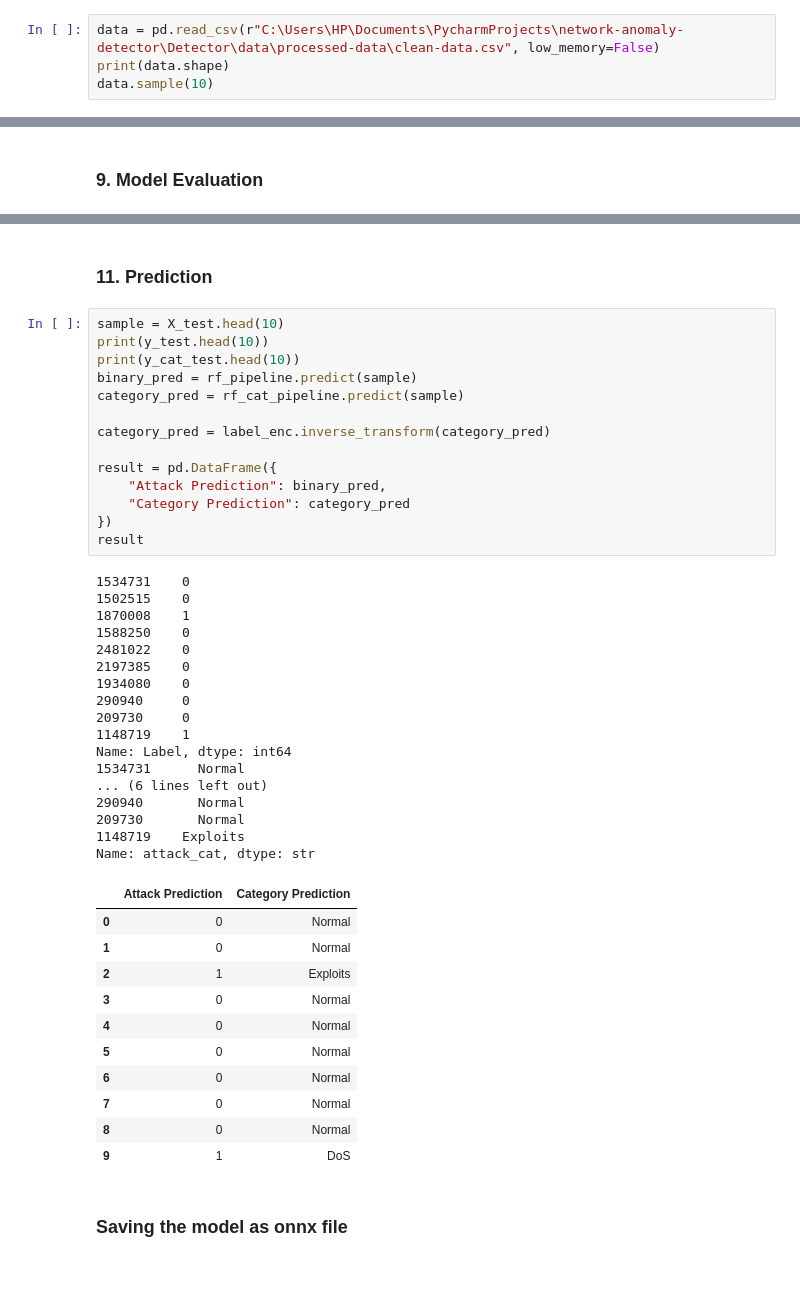
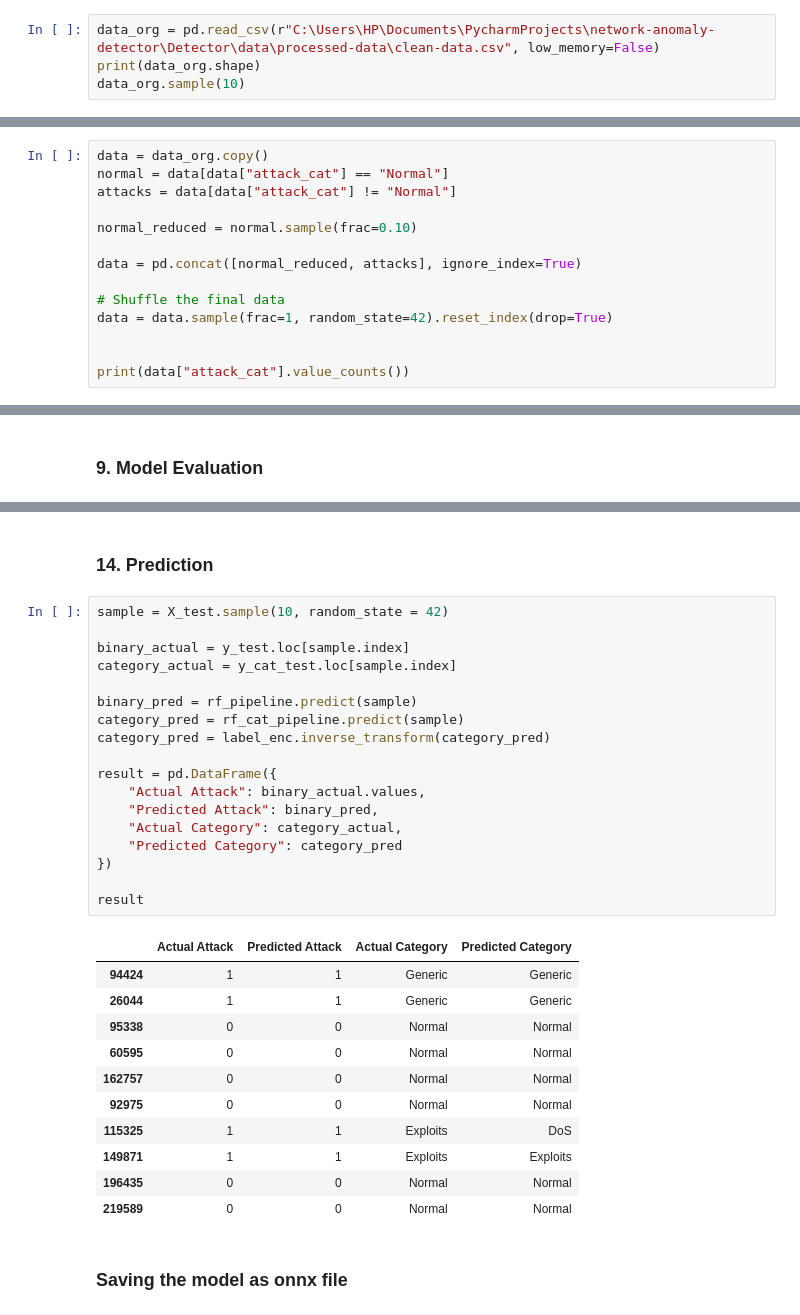
Before and after one commit to ShuvamLabs/network-anomaly-detector, a Jupyter notebook: Detector/notebooks/03-model-selection.ipynb, the cells around one changed output, grey strips where cells are left out. Cells and saved outputs as stored; diff of their text form; blank space fills up the shorter version.

```diff
--- a/Detector/notebooks/03-model-selection.ipynb
+++ b/Detector/notebooks/03-model-selection.ipynb
@@ -28,7 +26,7 @@ import joblib
 # %% [markdown]
 ### 2. Load the dataset
 # %%
-data = pd.read_csv(r"C:\Users\HP\Documents\PycharmProjects\network-anomaly-detector\Detector\data\processed-data\clean-data.csv", low_memory=False)
-print(data.shape)
-data.sample(10)
+data_org = pd.read_csv(r"C:\Users\HP\Documents\PycharmProjects\network-anomaly-detector\Detector\data\processed-data\clean-data.csv", low_memory=False)
+print(data_org.shape)
+data_org.sample(10)
 # %% [output]
@@ -47,0 +62,14 @@ data.sample(10)
+# %%
+data = data_org.copy()
+normal = data[data["attack_cat"] == "Normal"]
+attacks = data[data["attack_cat"] != "Normal"]
+
+normal_reduced = normal.sample(frac=0.10)
+
+data = pd.concat([normal_reduced, attacks], ignore_index=True)
+
+# Shuffle the final data
+data = data.sample(frac=1, random_state=42).reset_index(drop=True)
+
+
+print(data["attack_cat"].value_counts())
@@ -315,48 +465,35 @@ Category Test F1 : 0.9803095833774175
 # %% [markdown]
-### 11. Prediction
+### 14. Prediction
 # %%
-sample = X_test.head(10)
-print(y_test.head(10))
-print(y_cat_test.head(10))
+sample = X_test.sample(10, random_state = 42)
+
+binary_actual = y_test.loc[sample.index]
+category_actual = y_cat_test.loc[sample.index]
+
 binary_pred = rf_pipeline.predict(sample)
 category_pred = rf_cat_pipeline.predict(sample)
-
 category_pred = label_enc.inverse_transform(category_pred)
 
 result = pd.DataFrame({
-    "Attack Prediction": binary_pred,
-    "Category Prediction": category_pred
+    "Actual Attack": binary_actual.values,
+    "Predicted Attack": binary_pred,
+    "Actual Category": category_actual,
+    "Predicted Category": category_pred
 })
+
 result
 # %% [output]
-1534731    0
-1502515    0
-1870008    1
-1588250    0
-2481022    0
-2197385    0
-1934080    0
-290940     0
-209730     0
-1148719    1
-Name: Label, dtype: int64
-1534731      Normal
-... (6 lines left out)
-290940       Normal
-209730       Normal
-1148719    Exploits
-Name: attack_cat, dtype: str
-|  | Attack Prediction | Category Prediction |
-| 0 | 0 | Normal |
-| 1 | 0 | Normal |
-| 2 | 1 | Exploits |
-| 3 | 0 | Normal |
-| 4 | 0 | Normal |
-| 5 | 0 | Normal |
-| 6 | 0 | Normal |
-| 7 | 0 | Normal |
-| 8 | 0 | Normal |
-| 9 | 1 | DoS |
+|  | Actual Attack | Predicted Attack | Actual Category | Predicted Category |
+| 94424 | 1 | 1 | Generic | Generic |
+| 26044 | 1 | 1 | Generic | Generic |
+| 95338 | 0 | 0 | Normal | Normal |
+| 60595 | 0 | 0 | Normal | Normal |
+| 162757 | 0 | 0 | Normal | Normal |
+| 92975 | 0 | 0 | Normal | Normal |
+| 115325 | 1 | 1 | Exploits | DoS |
+| 149871 | 1 | 1 | Exploits | Exploits |
+| 196435 | 0 | 0 | Normal | Normal |
+| 219589 | 0 | 0 | Normal | Normal |
 # %% [markdown]
 ### Saving the model as onnx file
 # %%
```
Also changed, not shown: parts of 18 cells of this notebook, 1 other file.
